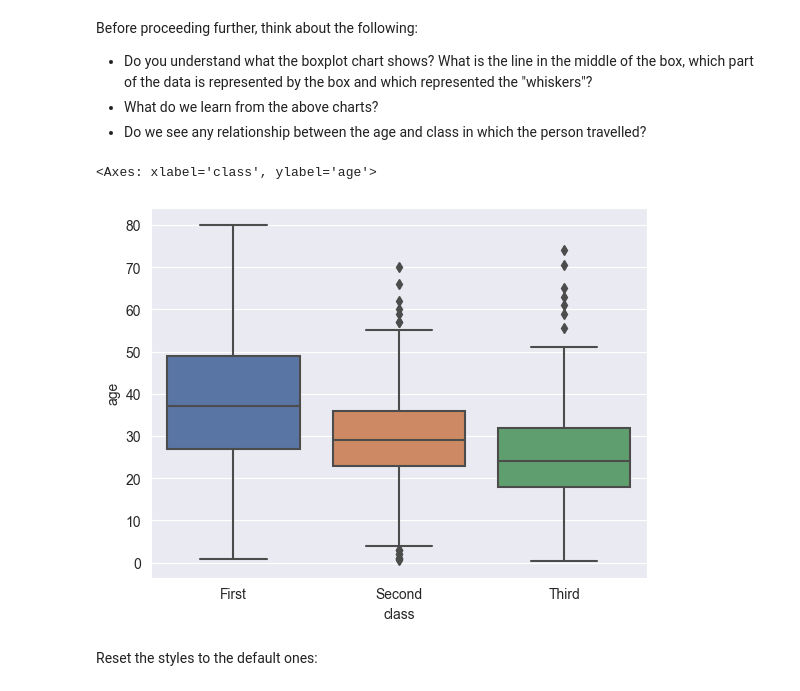
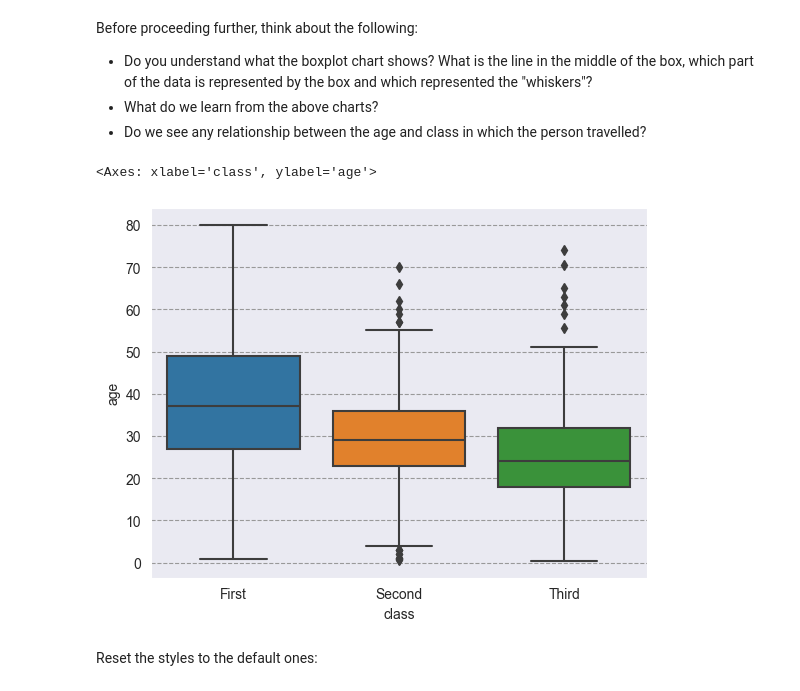
Before and after one commit to misumis/introduction-to-python, a Jupyter notebook: class_3/class_3_students.ipynb, the cells around one changed output. Cells and saved outputs as stored; diff of their text form; code cells hidden in the pictures.

```diff
--- a/class_3/class_3_students.ipynb
+++ b/class_3/class_3_students.ipynb
@@ -130,13 +117,14 @@ Before proceeding further, think about the following:
 * Do you understand what the boxplot chart shows? What is the line in the middle of the box, which part of the data is represented by the box and which represented the "whiskers"?
 * What do we learn from the above charts?
 * Do we see any relationship between the age and class in which the person travelled?
+# %%
+sns.set_style('darkgrid', {"grid.color": ".6", "grid.linestyle": "--"})
+sns.set_palette('tab10')
 # %%
-sns.set_style('darkgrid')
-sns.set_palette('deep')
 sns.boxplot(x='class', y='age', data=titanic)
 # %% [output]
 <Axes: xlabel='class', ylabel='age'>
-[figure, old version]
+[figure, new version]
 # %% [markdown]
 Reset the styles to the default ones:
 # %%
```
Also changed, not shown: parts of 34 cells of this notebook, 1 other file.
